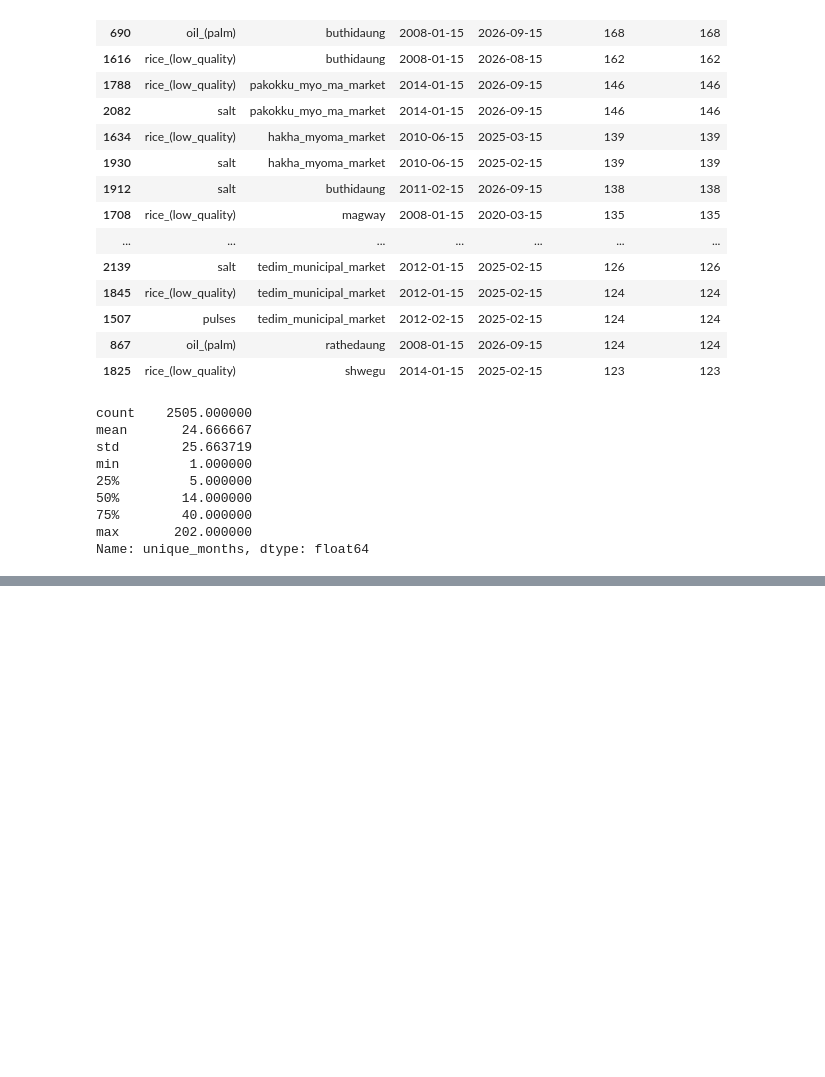
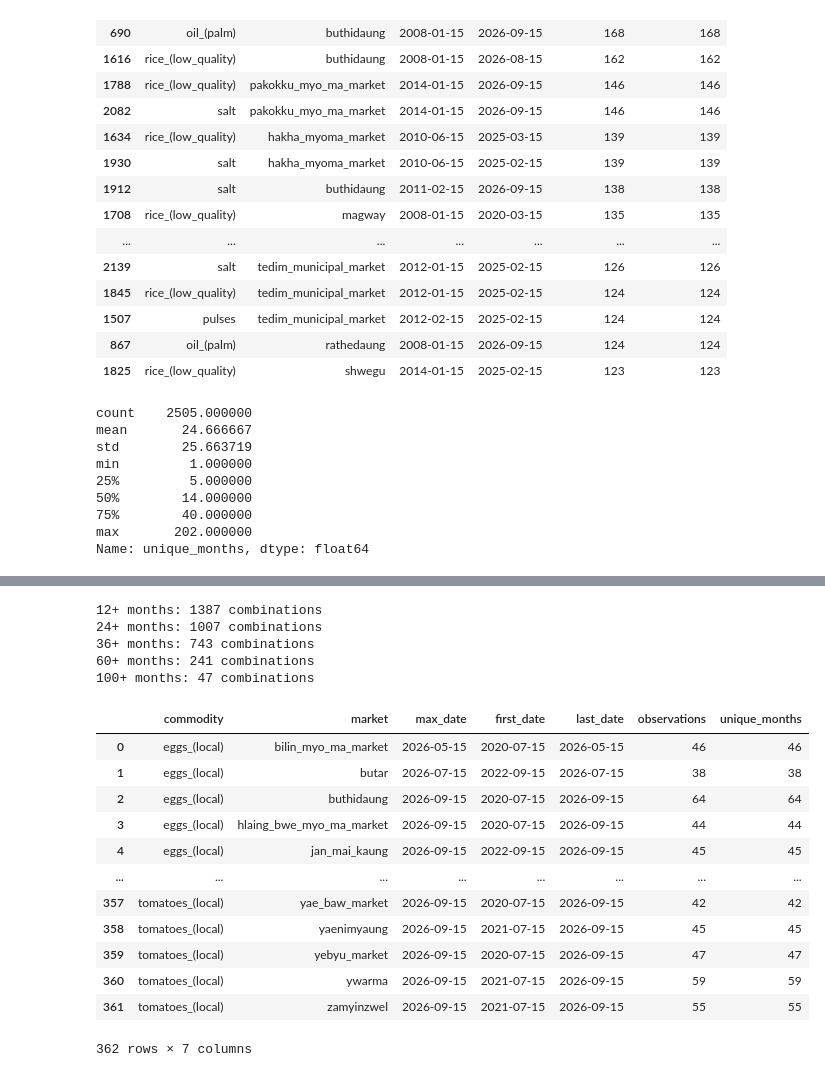
Before and after one commit to Ishigami-suhlaing/Myanmar-Food-Price-Forecasting, a Jupyter notebook: notebooks/exploration.ipynb, the cells around one changed output, grey strips where cells are left out. Cells and saved outputs as stored; diff of their text form; code cells hidden in the pictures; blank space fills up the shorter version.

```diff
--- a/notebooks/exploration.ipynb
+++ b/notebooks/exploration.ipynb
@@ -205,0 +233,37 @@ Name: unique_months, dtype: float64
+# %%
+# How many combinations meet each minimum coverage threshold?
+for threshold in [12, 24, 36, 60, 100]:
+    count = (coverage["unique_months"] >= threshold).sum()
+    print(f"{threshold}+ months: {count} combinations")
+# %% [output]
+12+ months: 1387 combinations
+24+ months: 1007 combinations
+36+ months: 743 combinations
+60+ months: 241 combinations
+100+ months: 47 combinations
+# %%
+# Commodity-market pairs whose latest observation is in 2026
+# and that have at least 60 unique months of data
+df_2026_60plus = (
+    pairs_max_date_2026
+    .merge(coverage, on=['commodity', 'market'], how='inner')
+    .query('unique_months >= 36')
+    .sort_values(['commodity', 'market'])
+    .reset_index(drop=True)
+)
+
+display(df_2026_60plus)
+# %% [output]
+|  | commodity | market | max_date | first_date | last_date | observations | unique_months |
+| 0 | eggs_(local) | bilin_myo_ma_market | 2026-05-15 | 2020-07-15 | 2026-05-15 | 46 | 46 |
+| 1 | eggs_(local) | butar | 2026-07-15 | 2022-09-15 | 2026-07-15 | 38 | 38 |
+| 2 | eggs_(local) | buthidaung | 2026-09-15 | 2020-07-15 | 2026-09-15 | 64 | 64 |
+| 3 | eggs_(local) | hlaing_bwe_myo_ma_market | 2026-09-15 | 2020-07-15 | 2026-09-15 | 44 | 44 |
+| 4 | eggs_(local) | jan_mai_kaung | 2026-09-15 | 2022-09-15 | 2026-09-15 | 45 | 45 |
+| ... | ... | ... | ... | ... | ... | ... | ... |
+| 357 | tomatoes_(local) | yae_baw_market | 2026-09-15 | 2020-07-15 | 2026-09-15 | 42 | 42 |
+| 358 | tomatoes_(local) | yaenimyaung | 2026-09-15 | 2021-07-15 | 2026-09-15 | 45 | 45 |
+| 359 | tomatoes_(local) | yebyu_market | 2026-09-15 | 2020-07-15 | 2026-09-15 | 47 | 47 |
+| 360 | tomatoes_(local) | ywarma | 2026-09-15 | 2021-07-15 | 2026-09-15 | 59 | 59 |
+| 361 | tomatoes_(local) | zamyinzwel | 2026-09-15 | 2021-07-15 | 2026-09-15 | 55 | 55 |
+362 rows × 7 columns
```
Also changed, not shown: parts of 6 cells of this notebook, 4 other files.
